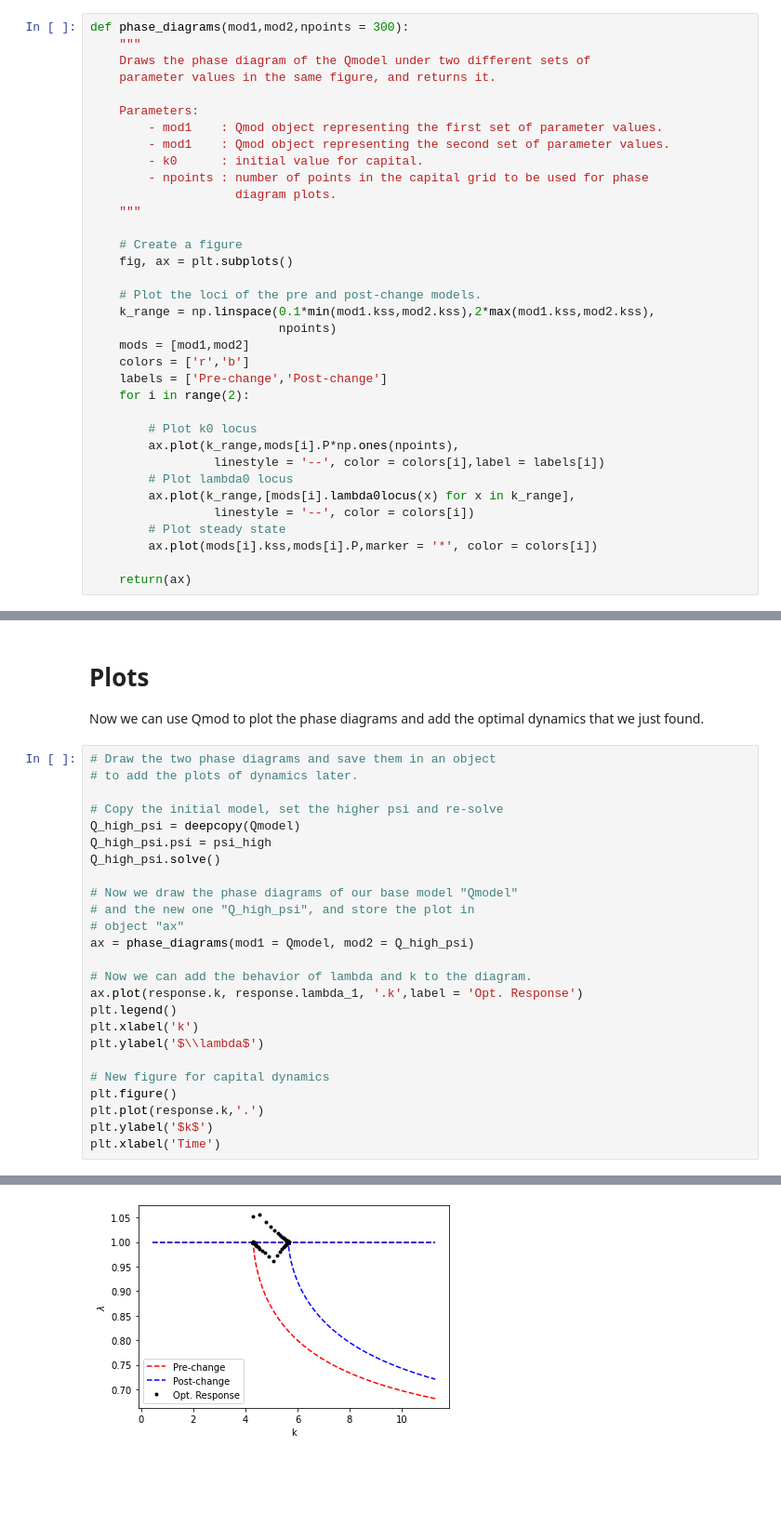
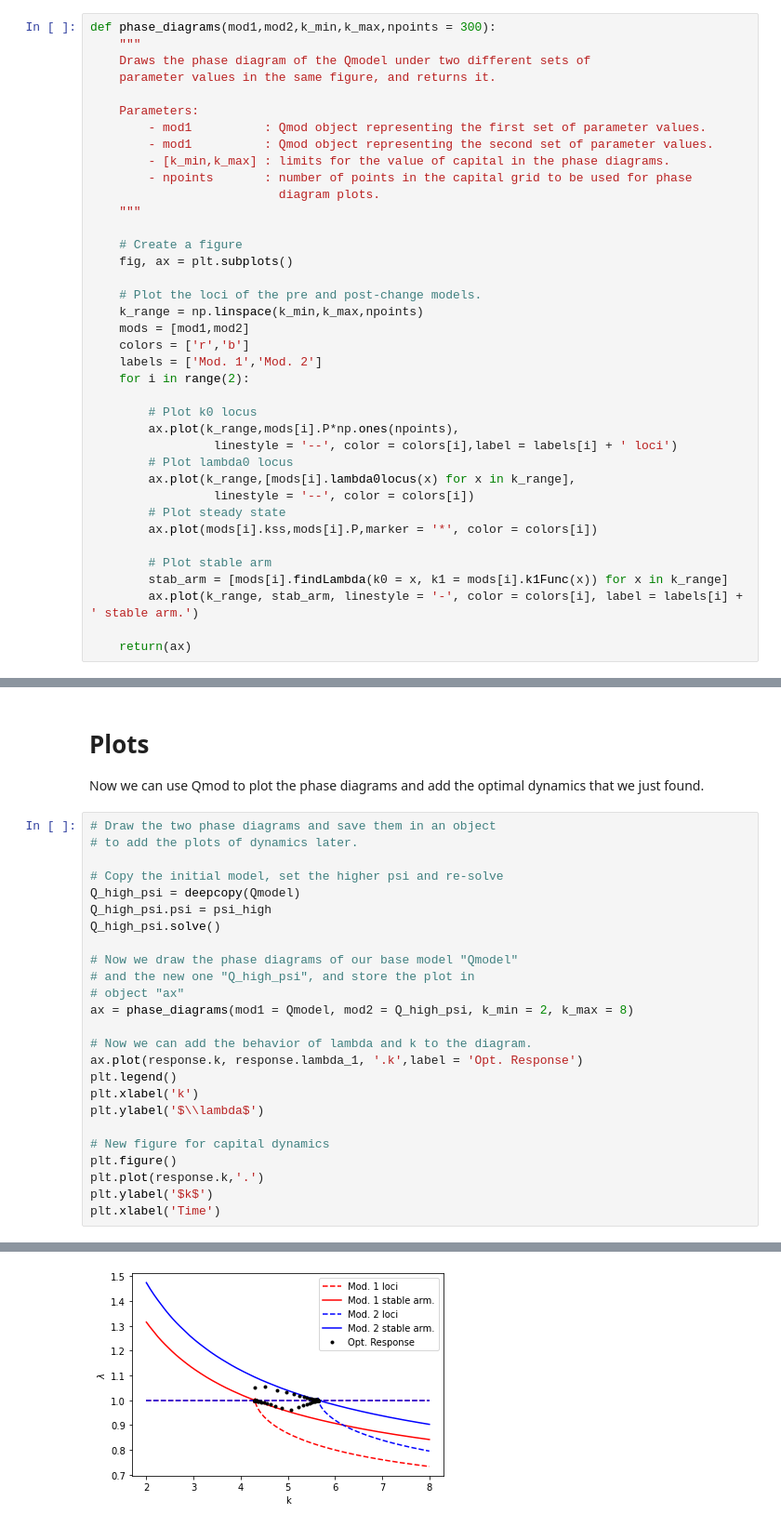
Before and after one commit to Mv77/Q_Investment, a Jupyter notebook: Examples/Problem_set_template.ipynb, the cells around one changed output, grey strips where cells are left out. Shown at 93% size. Saved outputs shown, nothing was run; the diff lists cells and outputs as text; blank space fills up the shorter version.

```diff
--- a/Examples/Problem_set_template.ipynb
+++ b/Examples/Problem_set_template.ipynb
@@ -31,39 +31,42 @@ from Qmod.Q_investment import Qmod
 # %% [markdown]
 I then define a function that takes two Qmod objects and plots their phase diagrams in the same figure.
 # %%
-def phase_diagrams(mod1,mod2,npoints = 300):
+def phase_diagrams(mod1,mod2,k_min,k_max,npoints = 300):
     """
     Draws the phase diagram of the Qmodel under two different sets of
     parameter values in the same figure, and returns it.
 
     Parameters:
-        - mod1    : Qmod object representing the first set of parameter values.
-        - mod1    : Qmod object representing the second set of parameter values.
-        - k0      : initial value for capital.
-        - npoints : number of points in the capital grid to be used for phase
-                    diagram plots.
+        - mod1          : Qmod object representing the first set of parameter values.
+        - mod1          : Qmod object representing the second set of parameter values.
+        - [k_min,k_max] : limits for the value of capital in the phase diagrams.
+        - npoints       : number of points in the capital grid to be used for phase
+                          diagram plots.
     """
 
     # Create a figure
     fig, ax = plt.subplots()
 
     # Plot the loci of the pre and post-change models.
-    k_range = np.linspace(0.1*min(mod1.kss,mod2.kss),2*max(mod1.kss,mod2.kss),
-                          npoints)
+    k_range = np.linspace(k_min,k_max,npoints)
     mods = [mod1,mod2]
     colors = ['r','b']
-    labels = ['Pre-change','Post-change']
+    labels = ['Mod. 1','Mod. 2']
     for i in range(2):
 
         # Plot k0 locus
         ax.plot(k_range,mods[i].P*np.ones(npoints),
-                 linestyle = '--', color = colors[i],label = labels[i])
+                 linestyle = '--', color = colors[i],label = labels[i] + ' loci')
         # Plot lambda0 locus
         ax.plot(k_range,[mods[i].lambda0locus(x) for x in k_range],
                  linestyle = '--', color = colors[i])
         # Plot steady state
         ax.plot(mods[i].kss,mods[i].P,marker = '*', color = colors[i])
 
+        # Plot stable arm
+        stab_arm = [mods[i].findLambda(k0 = x, k1 = mods[i].k1Func(x)) for x in k_range]
+        ax.plot(k_range, stab_arm, linestyle = '-', color = colors[i], label = labels[i] + ' stable arm.')
+
     return(ax)
 # %% [markdown]
 Now I create a base model parametrization.
@@ -207,29 +212,29 @@ Now we can use Qmod to plot the phase diagrams and add the optimal dynamics that
 # %%
 # Draw the two phase diagrams and save them in an object
 # to add the plots of dynamics later.
 
 # Copy the initial model, set the higher psi and re-solve
 Q_high_psi = deepcopy(Qmodel)
 Q_high_psi.psi = psi_high
 Q_high_psi.solve()
 
 # Now we draw the phase diagrams of our base model "Qmodel"
 # and the new one "Q_high_psi", and store the plot in
 # object "ax"
-ax = phase_diagrams(mod1 = Qmodel, mod2 = Q_high_psi)
+ax = phase_diagrams(mod1 = Qmodel, mod2 = Q_high_psi, k_min = 2, k_max = 8)
 
 # Now we can add the behavior of lambda and k to the diagram.
 ax.plot(response.k, response.lambda_1, '.k',label = 'Opt. Response')
 plt.legend()
 plt.xlabel('k')
 plt.ylabel('$\\lambda$')
 
 # New figure for capital dynamics
 plt.figure()
 plt.plot(response.k,'.')
 plt.ylabel('$k$')
 plt.xlabel('Time')
 # %% [output]
 Text(0.5, 0, 'Time')
-[figure, old version]
+[figure, new version]
 [figure]
```
Also changed, not shown: parts of 2 cells of this notebook, 1 other file.
